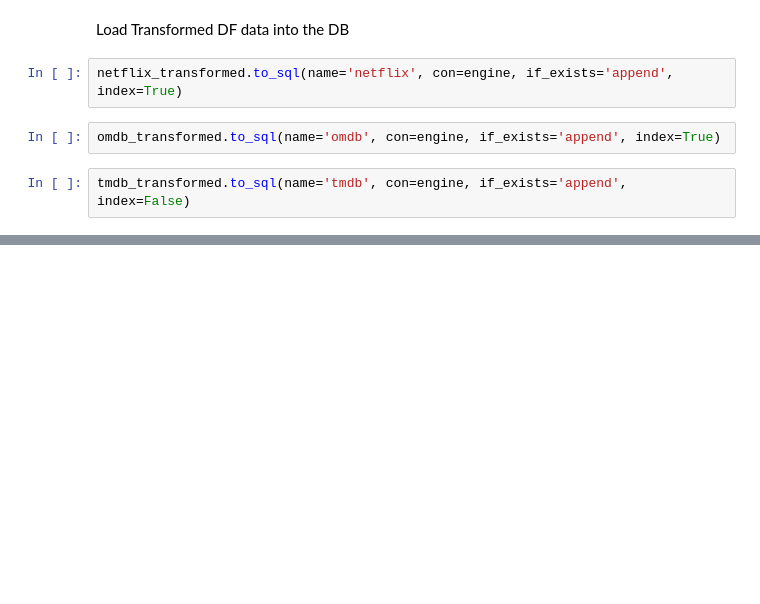
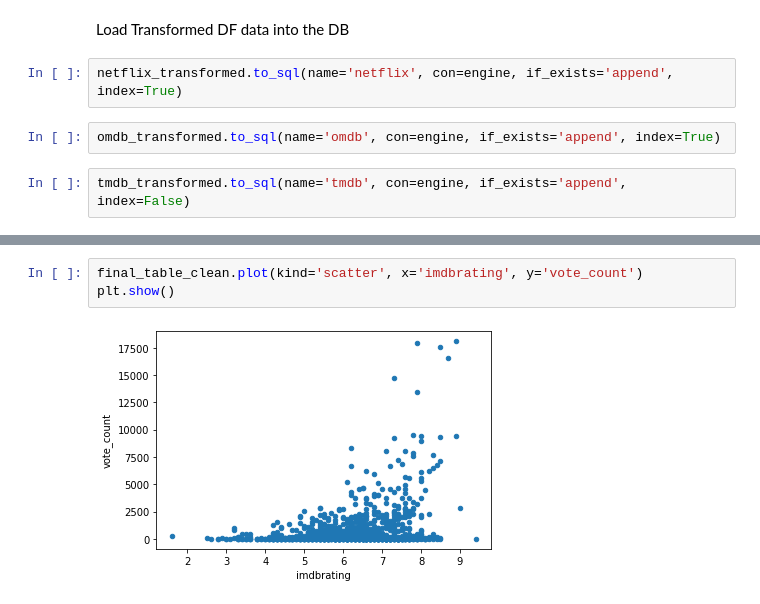
Before and after one commit to cjsheffler/Group-Project-Two, a Jupyter notebook: pandas ETL.ipynb, the cells around one changed output, grey strips where cells are left out. Drawn from its saved outputs; the diff is of its cells as text; blank space fills up the shorter version.

```diff
--- a/pandas ETL.ipynb
+++ b/pandas ETL.ipynb
@@ -117,0 +168,5 @@ tmdb_transformed.to_sql(name='tmdb', con=engine, if_exists='append', index=False
+# %%
+final_table_clean.plot(kind='scatter', x='imdbrating', y='vote_count')
+plt.show()
+# %% [output]
+[figure, added]
```
Also changed, not shown: parts of 8 cells of this notebook, 27 other files.
